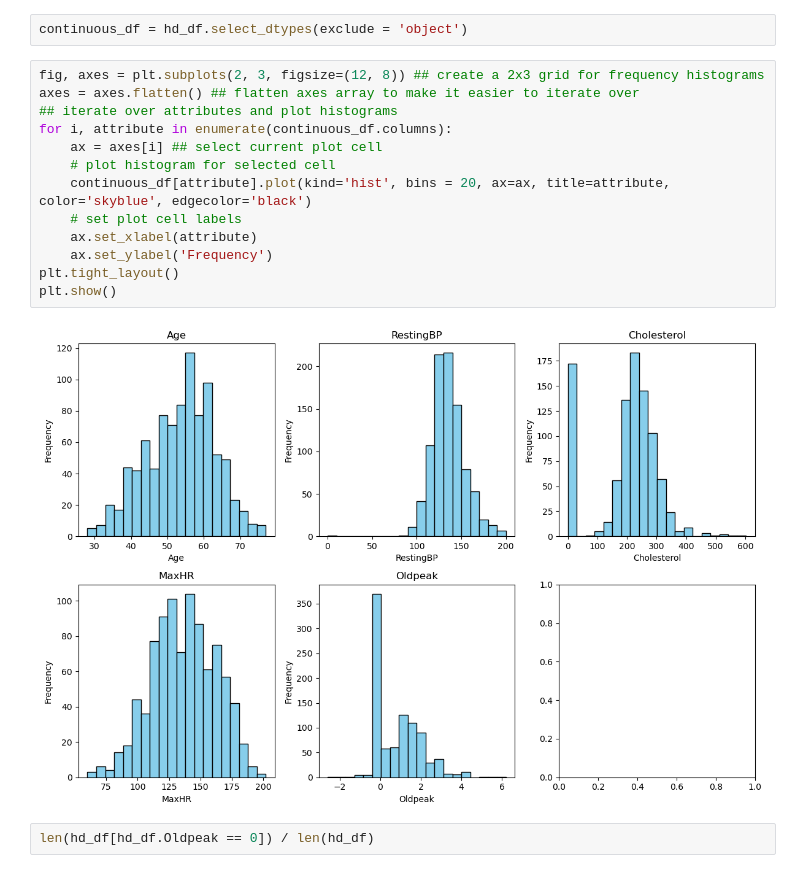
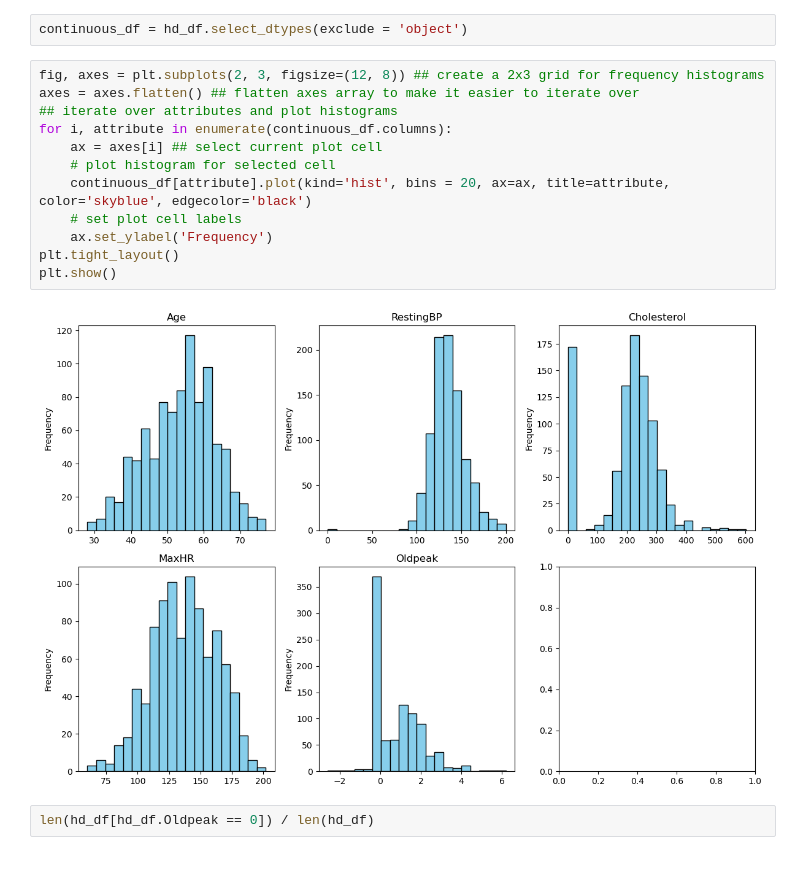
Before and after one commit to shawnbernarddata/shawnbernarddata.github.io, a Jupyter notebook: projects/knn_heart_disease.ipynb, the cells around one changed output. Saved outputs shown, nothing was run; the diff lists cells and outputs as text.

```diff
--- a/projects/knn_heart_disease.ipynb
+++ b/projects/knn_heart_disease.ipynb
@@ -74,18 +66,17 @@ continuous_df = hd_df.select_dtypes(exclude = 'object')
 # %%
 fig, axes = plt.subplots(2, 3, figsize=(12, 8)) ## create a 2x3 grid for frequency histograms
 axes = axes.flatten() ## flatten axes array to make it easier to iterate over
 ## iterate over attributes and plot histograms
 for i, attribute in enumerate(continuous_df.columns):
     ax = axes[i] ## select current plot cell
     # plot histogram for selected cell
     continuous_df[attribute].plot(kind='hist', bins = 20, ax=ax, title=attribute, color='skyblue', edgecolor='black')
     # set plot cell labels
-    ax.set_xlabel(attribute)
     ax.set_ylabel('Frequency')
 plt.tight_layout()
 plt.show()
 # %% [output]
-[figure, old version]
+[figure, new version]
 # %%
 len(hd_df[hd_df.Oldpeak == 0]) / len(hd_df)
 # %% [output]
```
Also changed, not shown: parts of 11 cells of this notebook.
